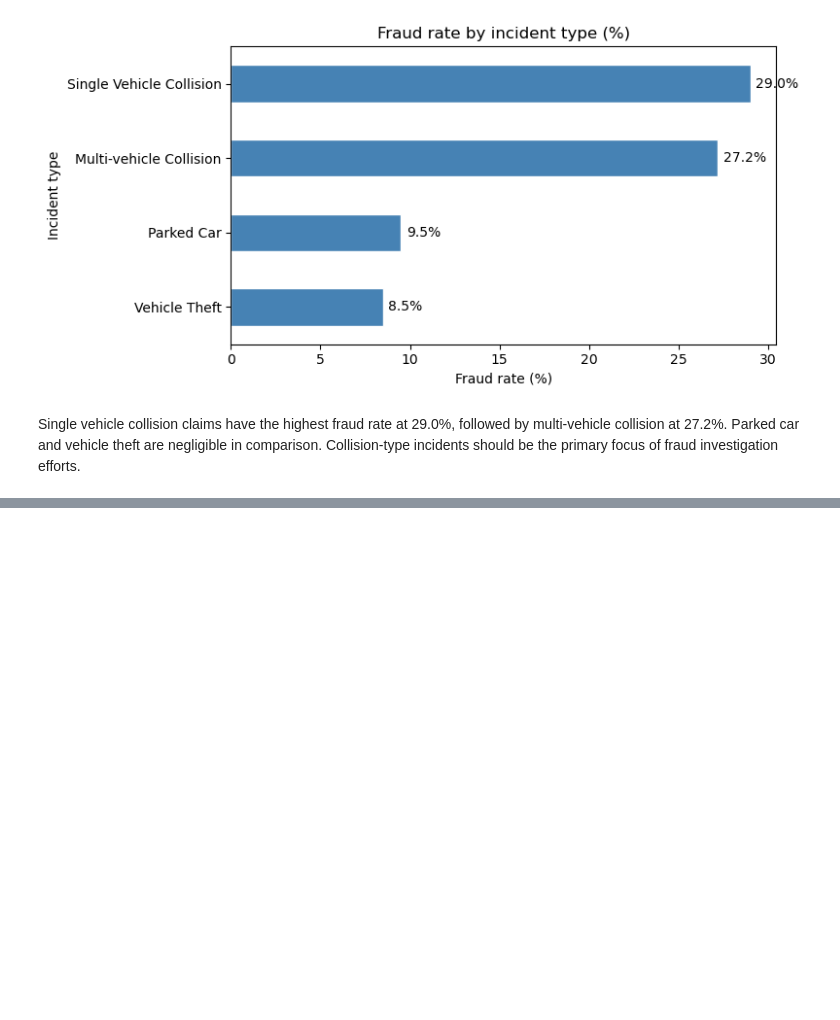
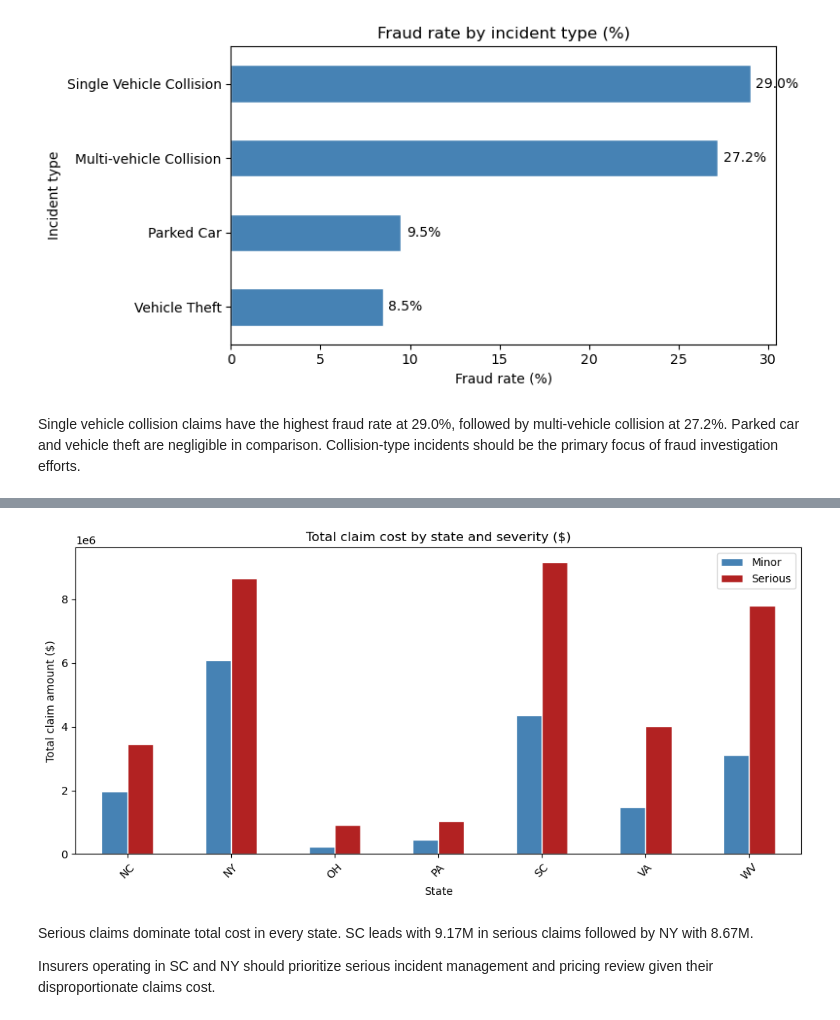
Before and after one commit to Kel-Kan/insurance-analytics-portfolio, a Jupyter notebook: project1_auto_insurance_claims_analysis.ipynb, the cells around one changed output, grey strips where cells are left out. Cells and saved outputs as stored; diff of their text form; code cells hidden in the pictures; blank space fills up the shorter version.

```diff
--- a/project1_auto_insurance_claims_analysis.ipynb
+++ b/project1_auto_insurance_claims_analysis.ipynb
@@ -14,7 +14,7 @@ import pandas as pd
 import matplotlib.pyplot as plt
 import seaborn as sns
 
-df = pd.read_csv('../Week1/insurance_claims.csv')
+df = pd.read_csv('Week1/insurance_claims.csv')
 
 print(df.shape)
 print(df.head())
@@ -136,3 +136,14 @@ plt.show()
 [figure]
 # %% [markdown]
 Single vehicle collision claims have the highest fraud rate at 29.0%, followed by multi-vehicle collision at 27.2%. Parked car and vehicle theft are negligible in comparison. Collision-type incidents should be the primary focus of fraud investigation efforts.
+# %%
+# Group severity into two categories
+def categorize_severity(x):
+    if x in ['Major Damage', 'Total Loss']:
+        return 'Serious'
+    else:
+        return 'Minor'
+
+df['severity_group'] = df['incident_severity'].apply(categorize_severity)
+
+print(df['severity_group'].value_counts())
@@ -138,0 +155,6 @@ Single vehicle collision claims have the highest fraud rate at 29.0%, followed b
+# %%
+# Total claim cost by region and severity group
+regional_severity = df.groupby(['incident_state', 'severity_group'])[
+    'total_claim_amount'].sum().round(0).unstack()
+
+print(regional_severity)
@@ -138,0 +171,21 @@ Single vehicle collision claims have the highest fraud rate at 29.0%, followed b
+# %%
+# Grouped bar chart - claim cost by state and severity
+regional_severity.plot(
+    kind='bar',
+    figsize=(10, 5),
+    color=['steelblue', 'firebrick'],
+    edgecolor='white')
+
+plt.title('Total claim cost by state and severity ($)')
+plt.xlabel('State')
+plt.ylabel('Total claim amount ($)')
+plt.xticks(rotation=45)
+plt.legend(['Minor', 'Serious'])
+plt.tight_layout()
+plt.show()
+# %% [output]
+[figure, added]
+# %% [markdown]
+Serious claims dominate total cost in every state. SC leads with 9.17M in serious claims followed by NY with 8.67M.
+
+Insurers operating in SC and NY should prioritize serious incident management and pricing review given their disproportionate claims cost.
```
Also changed, not shown: parts of 2 cells of this notebook.
